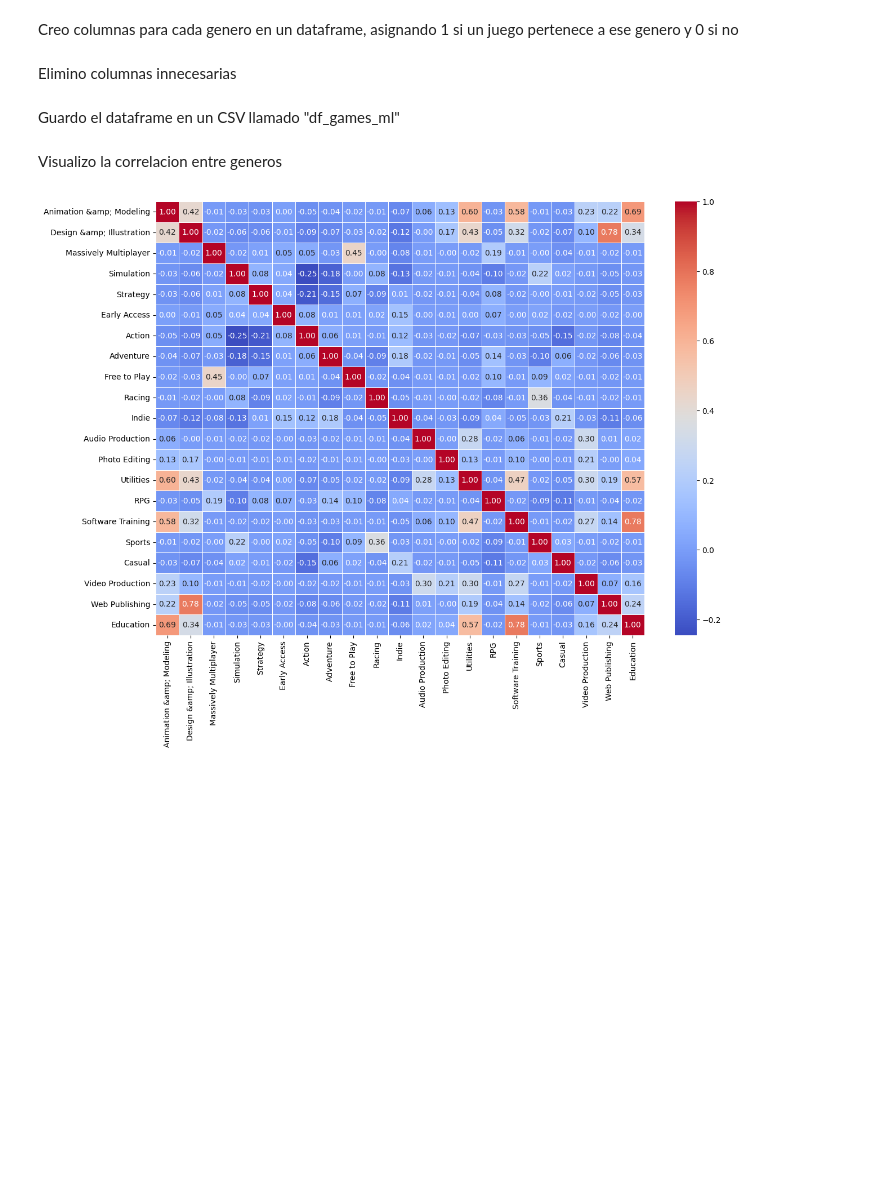
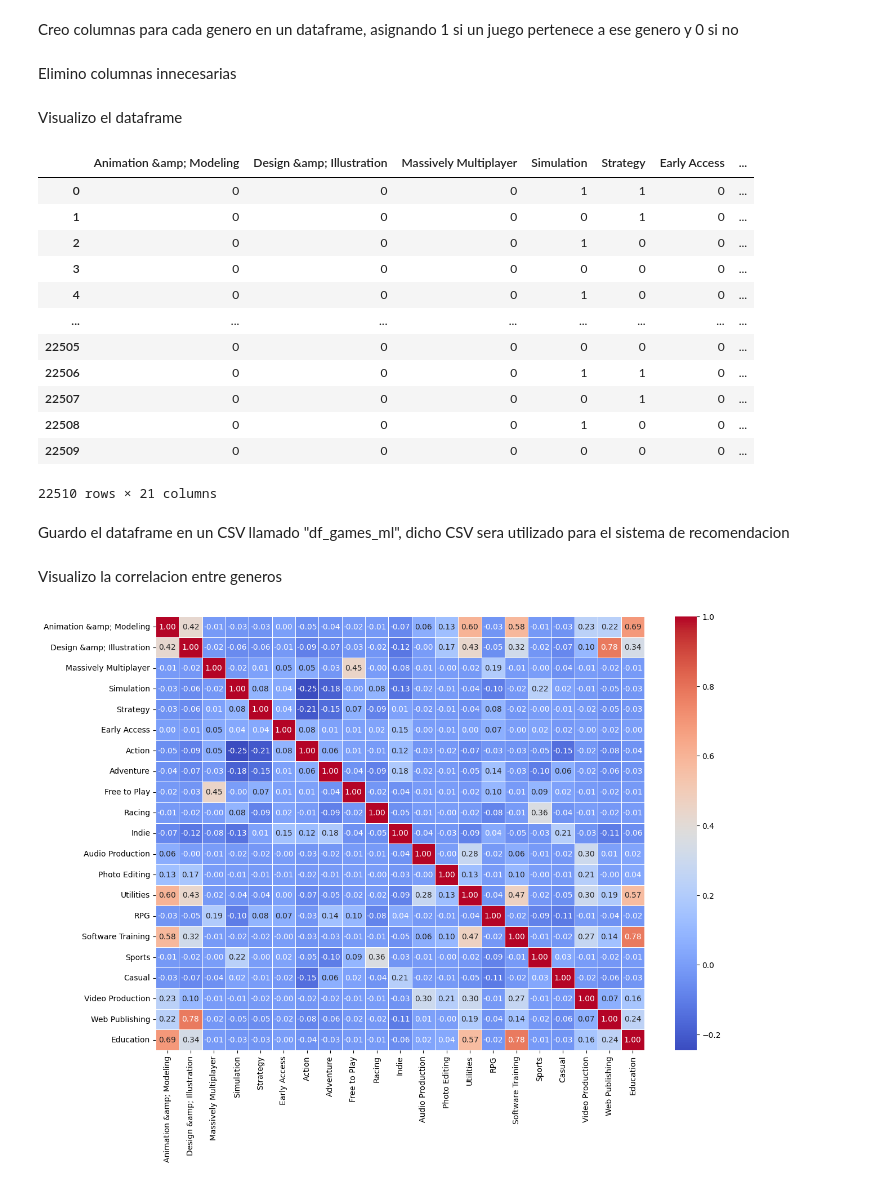
Before and after one commit to villarrealkevin/steam-PI-MLOps, a Jupyter notebook: EDA.ipynb, the cells around one changed output. Drawn from its saved outputs; the diff is of its cells as text; code cells hidden in the pictures; blank space fills up the shorter version.

```diff
--- a/EDA.ipynb
+++ b/EDA.ipynb
@@ -25,8 +25,26 @@ Elimino columnas innecesarias
 # %%
 columnas = ["genres", "app_name", "developer", "id", "price", "early_access", "release_date"]
 df_games = df_games.drop(columns=columnas)
+# %% [markdown]
+Visualizo el dataframe
+# %%
+df_games
+# %% [output]
+|  | Animation &amp; Modeling | Design &amp; Illustration | Massively Multiplayer | Simulation | Strategy | Early Access | ... |
+| 0 | 0 | 0 | 0 | 1 | 1 | 0 | ... |
+| 1 | 0 | 0 | 0 | 0 | 1 | 0 | ... |
+| 2 | 0 | 0 | 0 | 1 | 0 | 0 | ... |
+| 3 | 0 | 0 | 0 | 0 | 0 | 0 | ... |
+| 4 | 0 | 0 | 0 | 1 | 0 | 0 | ... |
+| ... | ... | ... | ... | ... | ... | ... | ... |
+| 22505 | 0 | 0 | 0 | 0 | 0 | 0 | ... |
+| 22506 | 0 | 0 | 0 | 1 | 1 | 0 | ... |
+| 22507 | 0 | 0 | 0 | 0 | 1 | 0 | ... |
+| 22508 | 0 | 0 | 0 | 1 | 0 | 0 | ... |
+| 22509 | 0 | 0 | 0 | 0 | 0 | 0 | ... |
+22510 rows × 21 columns
 # %% [markdown]
-Guardo el dataframe en un CSV llamado "df_games_ml"
+Guardo el dataframe en un CSV llamado "df_games_ml", dicho CSV sera utilizado para el sistema de recomendacion
 # %%
 df_games.to_csv("post_ETL/df_games_ml.csv", index=False)
 # %% [markdown]
```
